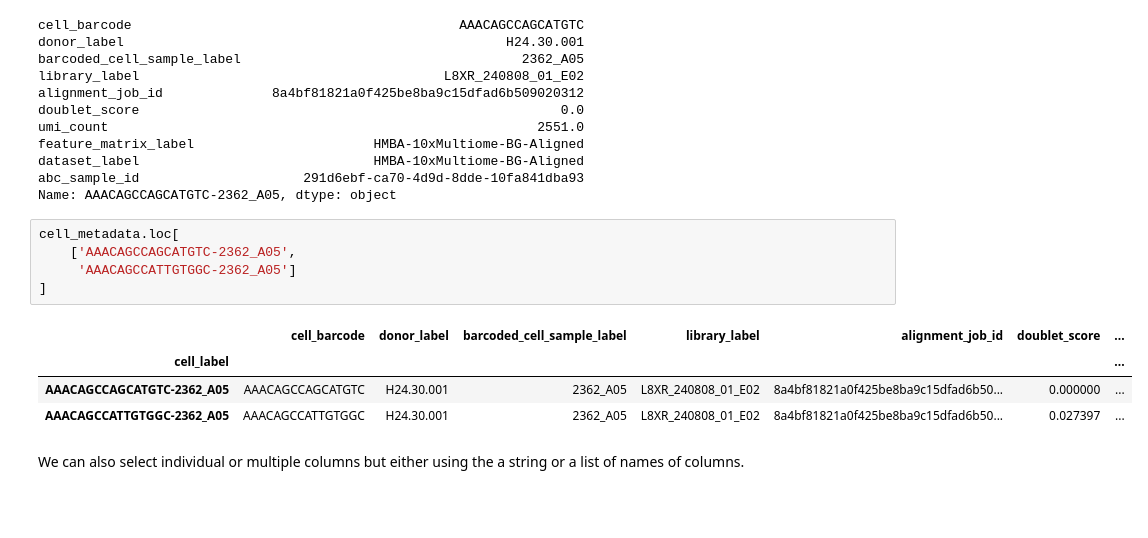
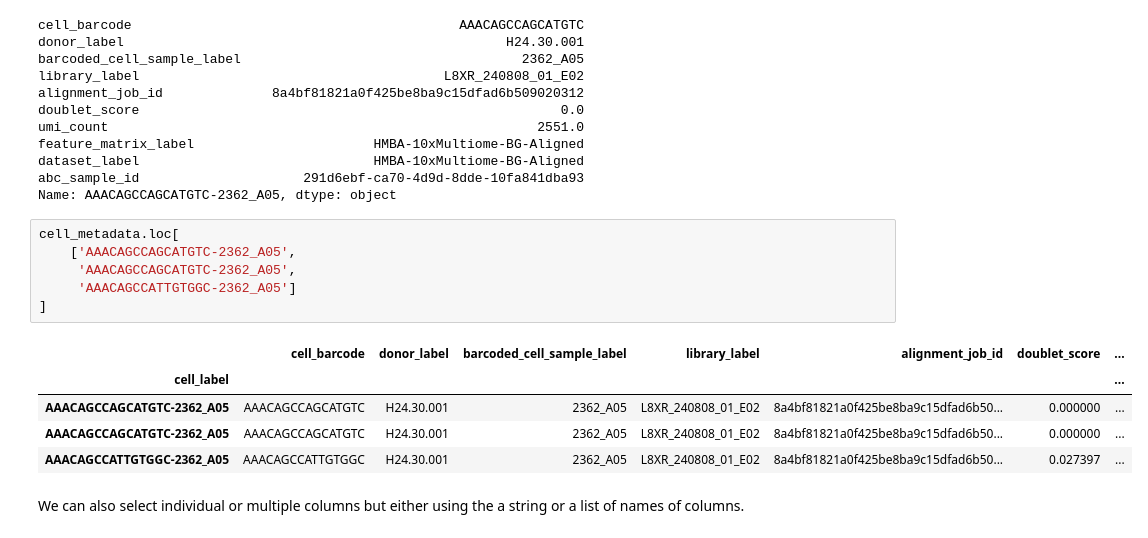
Before and after one commit to AllenInstitute/SPOCTT, a Jupyter notebook: 2026_02_11/abc_atlas_access_tutorial.ipynb, the cells around one changed output. Cells and saved outputs as stored; diff of their text form; blank space fills up the shorter version.

```diff
--- a/2026_02_11/abc_atlas_access_tutorial.ipynb
+++ b/2026_02_11/abc_atlas_access_tutorial.ipynb
@@ -317,12 +317,14 @@ Name: AAACAGCCAGCATGTC-2362_A05, dtype: object
 # %%
 cell_metadata.loc[
     ['AAACAGCCAGCATGTC-2362_A05',
+     'AAACAGCCAGCATGTC-2362_A05',
      'AAACAGCCATTGTGGC-2362_A05']
 ]
 # %% [output]
 |  | cell_barcode | donor_label | barcoded_cell_sample_label | library_label | alignment_job_id | doublet_score | ... |
 | cell_label |  |  |  |  |  |  | ... |
 | AAACAGCCAGCATGTC-2362_A05 | AAACAGCCAGCATGTC | H24.30.001 | 2362_A05 | L8XR_240808_01_E02 | 8a4bf81821a0f425be8ba9c15dfad6b50... | 0.000000 | ... |
+| AAACAGCCAGCATGTC-2362_A05 | AAACAGCCAGCATGTC | H24.30.001 | 2362_A05 | L8XR_240808_01_E02 | 8a4bf81821a0f425be8ba9c15dfad6b50... | 0.000000 | ... |
 | AAACAGCCATTGTGGC-2362_A05 | AAACAGCCATTGTGGC | H24.30.001 | 2362_A05 | L8XR_240808_01_E02 | 8a4bf81821a0f425be8ba9c15dfad6b50... | 0.027397 | ... |
 # %% [markdown]
 We can also select individual or multiple columns but either using the a string or a list of names of columns.
```
Also changed, not shown: parts of 3 cells of this notebook.
